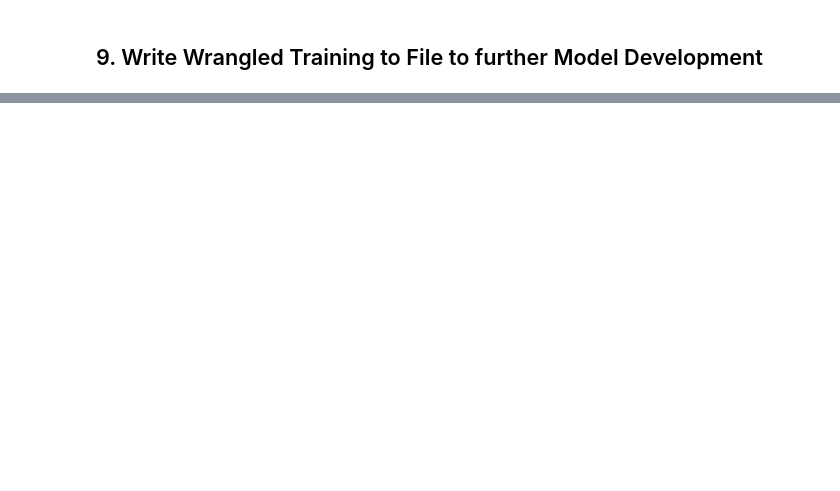
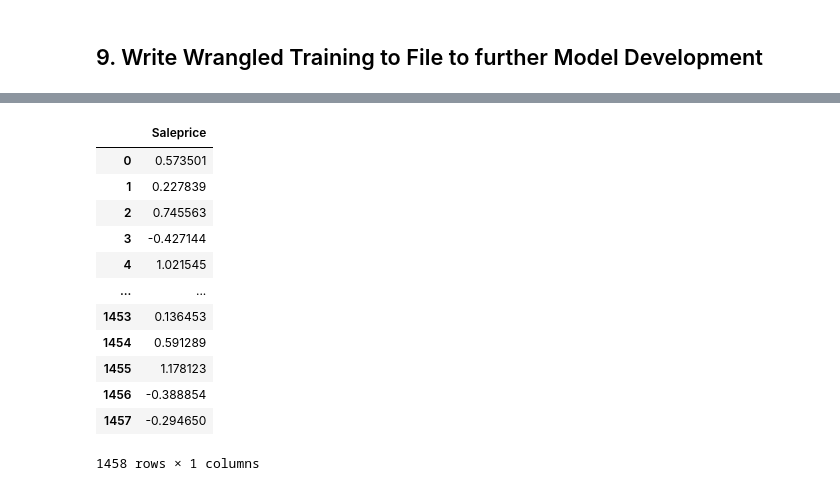
Before and after one commit to ChristopherLiew/Predicting-Home-Prices-in-Ames-City, a Jupyter notebook: EDA, Feature Engineering, Preprocessing & LASSO.ipynb, the cells around one changed output, grey strips where cells are left out. Cells and saved outputs as stored; diff of their text form; code cells hidden in the pictures; blank space fills up the shorter version.

```diff
--- a/EDA, Feature Engineering, Preprocessing & LASSO.ipynb
+++ b/EDA, Feature Engineering, Preprocessing & LASSO.ipynb
@@ -1156,0 +1173,24 @@ Given that our optimiser is bouncing around the neighbourhood of our global mini
+# %%
+y_transform = pd.DataFrame(y_transform, columns=["Saleprice"])
+y_final = y_transform.reset_index().drop(columns=["index"])
+y_final
+# %%
+# Ouput processed Training Set
+train_clean = pd.concat([X_final, y_final], axis=1)
+# %%
+# Write Processed Training Set to Dir.
+train_clean.to_csv("train_clean.csv", index=False)
+# %% [output]
+|  | Saleprice |
+| 0 | 0.573501 |
+| 1 | 0.227839 |
+| 2 | 0.745563 |
+| 3 | -0.427144 |
+| 4 | 1.021545 |
+| ... | ... |
+| 1453 | 0.136453 |
+| 1454 | 0.591289 |
+| 1455 | 1.178123 |
+| 1456 | -0.388854 |
+| 1457 | -0.294650 |
+1458 rows × 1 columns
```
Also changed, not shown: parts of 16 cells of this notebook.
